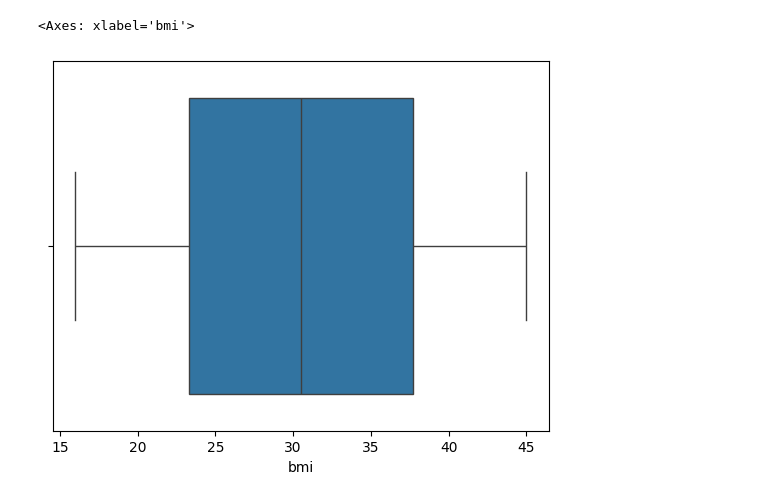
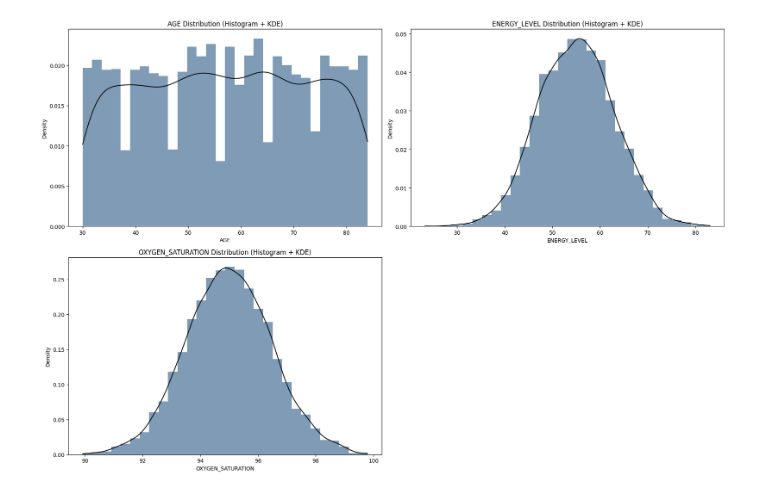
Before and after one commit to ZivadinM/skladistenje-softver, a Jupyter notebook: analiysis.ipynb, the cells around one changed output. Drawn from its saved outputs; the diff is of its cells as text; code cells hidden in the pictures.

```diff
--- a/analiysis.ipynb
+++ b/analiysis.ipynb
@@ -22,6 +21,6 @@ Path to dataset files: C:\Users\Zika\.cache\kagglehub\datasets\khwaishsaxena\lun
 # %%
 #učitavanje datoteke
-file_path = 'C:\\Users\\Zika\\Desktop\\skladistenje-softver\\Lung Cancer.csv'
+file_path = 'dataset.csv'
 df = pd.read_csv(file_path)
 # %%
 #prikaz prvih 5 redova
@@ -127,4 +157,12 @@ df['age'].nunique()
 # %%
-# prikaz levela holesterole
-df['cholesterol_level'].hist()
+plt.figure(figsize=(18, 54))
+for idx, col in enumerate(nominal_cols, 1):
+    plt.subplot(8, 2, idx)
+    sns.countplot(data=df, x=col, palette=sns.color_palette("Set2"))
+    plt.title(f"{col} Distribution")
+    plt.xlabel(col)
+    plt.ylabel('Count')
+
+plt.tight_layout()
+plt.show()
 # %% [output]
@@ -133,10 +187,21 @@ df['cholesterol_level'].hist()
 # %%
-# bmi => body to mass index - masa/visina
-# prikaz da vidimo da li ima outlayer-a
-# nemamo outlayer-a
-# otprilike 50% pacijenta iz dataseta ima 25-35 bmi
-sns.boxplot(data=df, x='bmi')
+clean_numeric_df = df[numeric_cols].replace([np.inf, -np.inf], np.nan).dropna()
+
+plt.figure(figsize=(18, 12))
+for idx, col in enumerate(numeric_cols, 1):
+    data = clean_numeric_df[col].dropna()
+
+    plt.subplot(2, 2, idx)
+    plt.hist(data, bins=30, color='#03396c', alpha=0.5,density=True)
+    kde = gaussian_kde(data)
+    x_vals = np.linspace(data.min(), data.max(), 200)
+    plt.plot(x_vals, kde(x_vals), color='black')
+    plt.title(f"{col} Distribution (Histogram + KDE)")
+    plt.xlabel(col)
+    plt.ylabel('Density')
+
+plt.tight_layout()
+plt.show()
 # %% [output]
-<Axes: xlabel='bmi'>
-[figure, old version]
+[figure, new version]
 # %%
```
Also changed, not shown: parts of 31 cells of this notebook, 2 other files.
